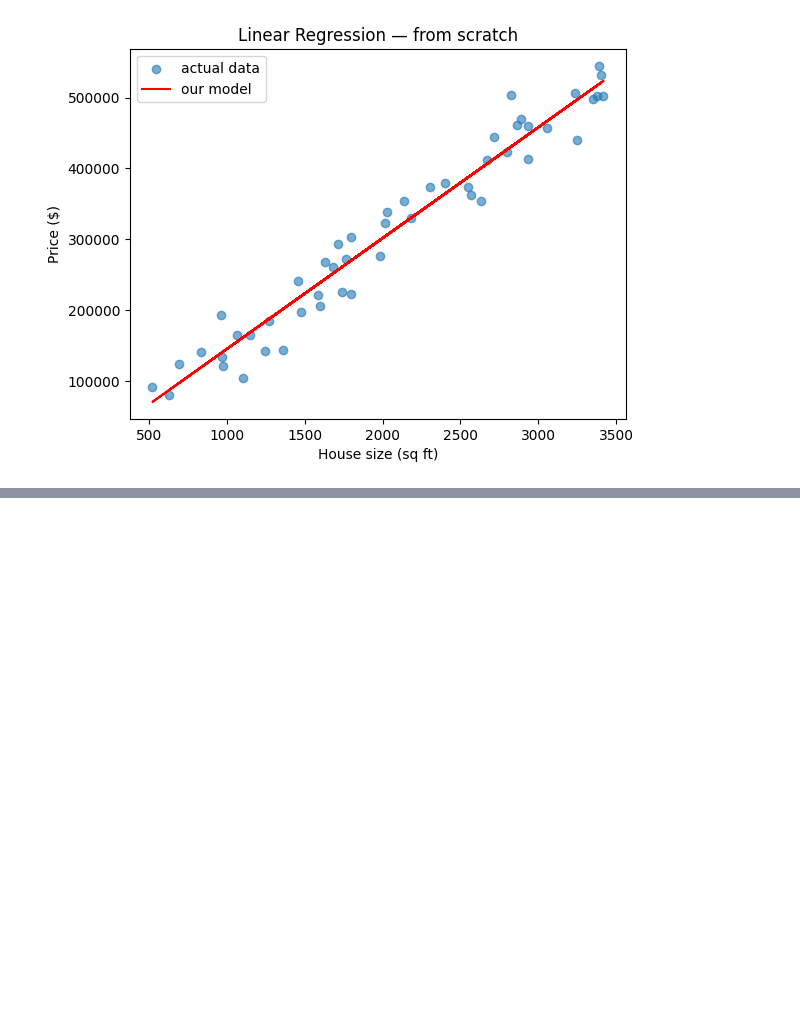
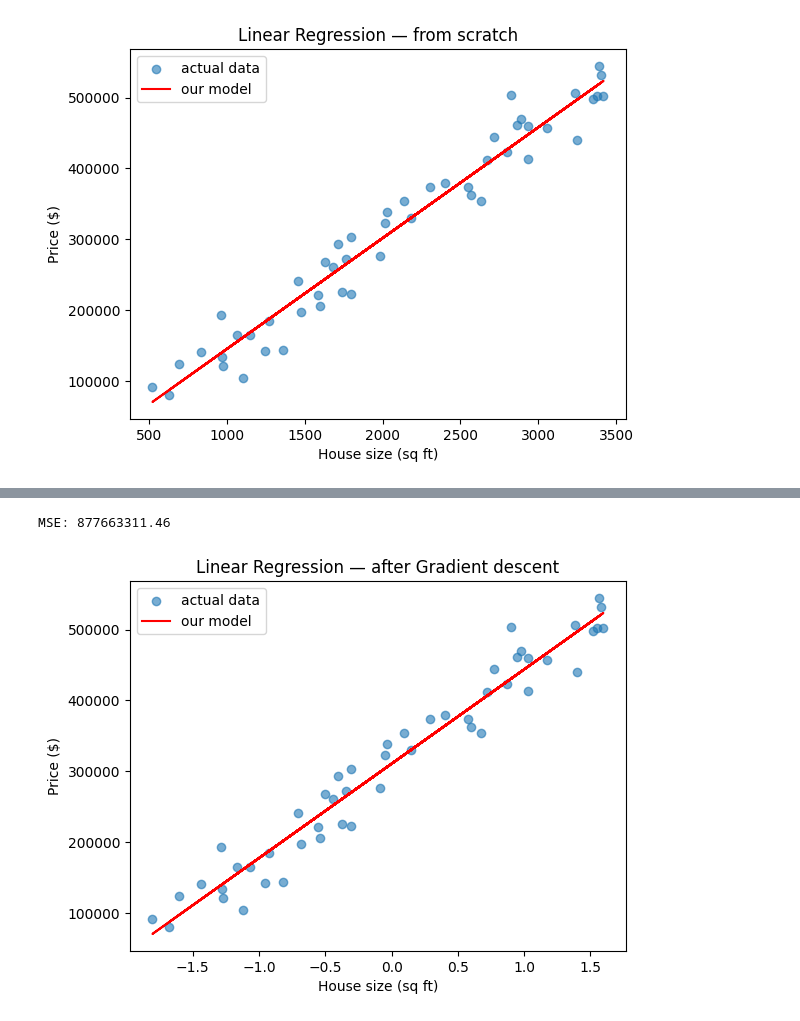
Before and after one commit to kiranbkumar1989-pixel/ml-with-kiran, a Jupyter notebook: Day1/01-lession1.ipynb, the cells around one changed output, grey strips where cells are left out. Cells and saved outputs as stored; diff of their text form; code cells hidden in the pictures; blank space fills up the shorter version.

```diff
--- a/Day1/01-lession1.ipynb
+++ b/Day1/01-lession1.ipynb
@@ -110,0 +170,16 @@ MSE: 877663111.31
+# %%
+# Now Let's Verify the MSE
+mse = np.mean((y - y_pred) ** 2)
+print(f"MSE: {mse:.2f}")
+
+# --- plot ---
+plt.scatter(X_norm, y, alpha=0.6, label="actual data")
+plt.plot(X_norm, y_pred, color="red", label="our model")
+plt.xlabel("House size (sq ft)")
+plt.ylabel("Price ($)")
+plt.legend()
+plt.title("Linear Regression — after Gradient descent")
+plt.show()
+# %% [output]
+MSE: 877663311.46
+[figure, added]
```
Also changed, not shown: parts of 2 cells of this notebook, 2 other files.
